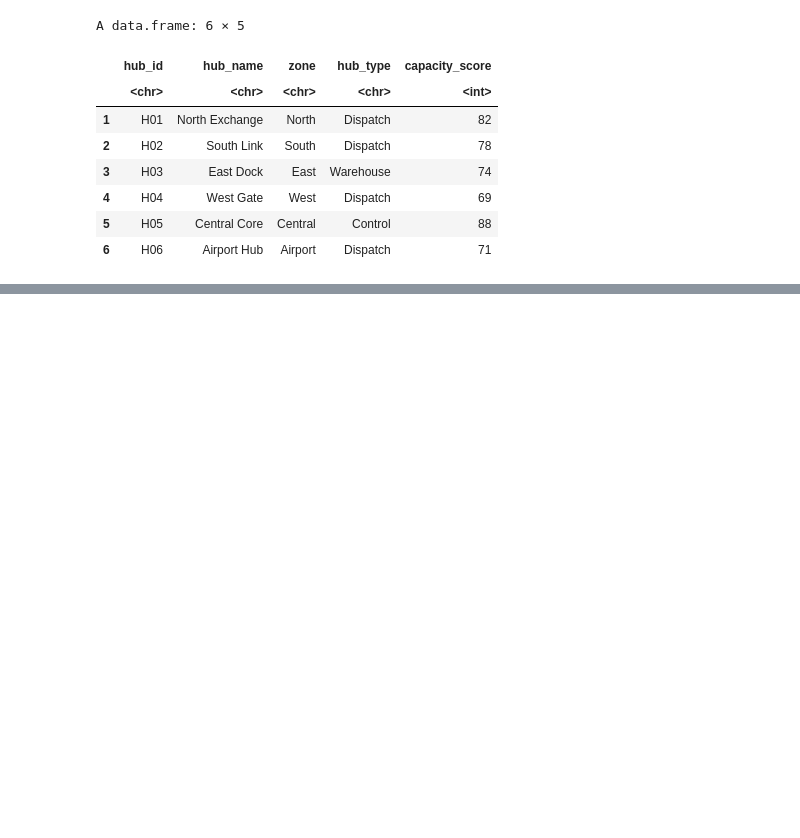
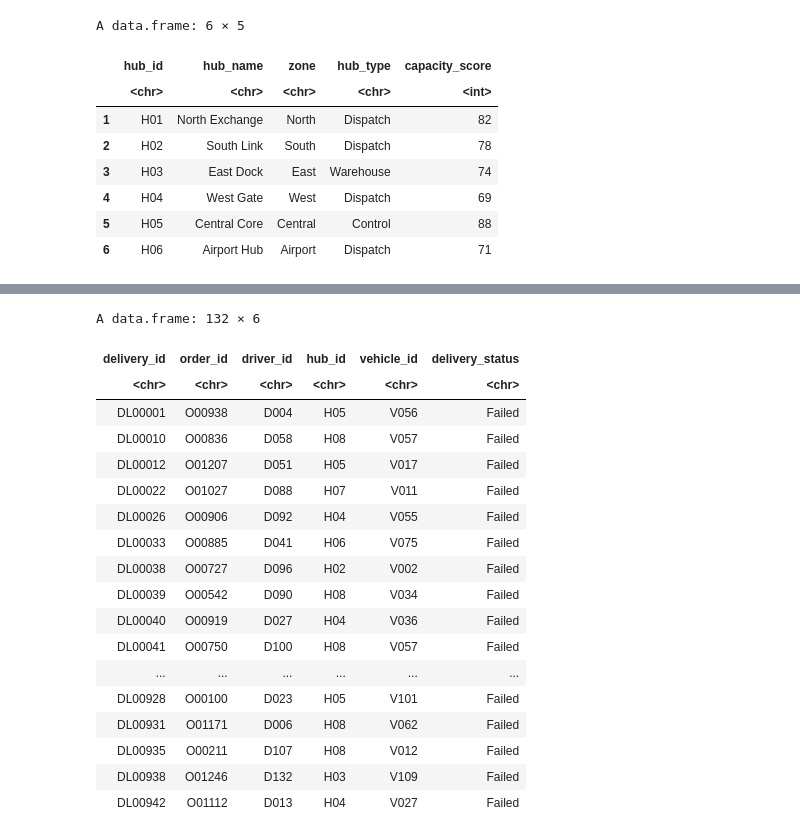
Before and after one commit to oshaajayaweera/Databases-and-Analytics, a Jupyter notebook: 01_SQL_in_R.ipynb, the cells around one changed output, grey strips where cells are left out. Saved outputs shown, nothing was run; the diff lists cells and outputs as text; code cells hidden in the pictures; blank space fills up the shorter version.

```diff
--- a/01_SQL_in_R.ipynb
+++ b/01_SQL_in_R.ipynb
@@ -88,0 +128,34 @@ A data.frame: 6 × 5
+# %%
+query2 <- sqldf("
+SELECT
+    delivery_id,
+    order_id,
+    driver_id,
+    hub_id,
+    vehicle_id,
+    delivery_status
+FROM deliveries
+WHERE delivery_status = 'Failed'
+")
+
+query2
+# %% [output]
+A data.frame: 132 × 6
+| delivery_id | order_id | driver_id | hub_id | vehicle_id | delivery_status |
+| <chr> | <chr> | <chr> | <chr> | <chr> | <chr> |
+| DL00001 | O00938 | D004 | H05 | V056 | Failed |
+| DL00010 | O00836 | D058 | H08 | V057 | Failed |
+| DL00012 | O01207 | D051 | H05 | V017 | Failed |
+| DL00022 | O01027 | D088 | H07 | V011 | Failed |
+| DL00026 | O00906 | D092 | H04 | V055 | Failed |
+| DL00033 | O00885 | D041 | H06 | V075 | Failed |
+| DL00038 | O00727 | D096 | H02 | V002 | Failed |
+| DL00039 | O00542 | D090 | H08 | V034 | Failed |
+| DL00040 | O00919 | D027 | H04 | V036 | Failed |
+| DL00041 | O00750 | D100 | H08 | V057 | Failed |
+| ... | ... | ... | ... | ... | ... |
+| DL00928 | O00100 | D023 | H05 | V101 | Failed |
+| DL00931 | O01171 | D006 | H08 | V062 | Failed |
+| DL00935 | O00211 | D107 | H08 | V012 | Failed |
+| DL00938 | O01246 | D132 | H03 | V109 | Failed |
+| DL00942 | O01112 | D013 | H04 | V027 | Failed |
```
Also changed, not shown: parts of 5 cells of this notebook.
